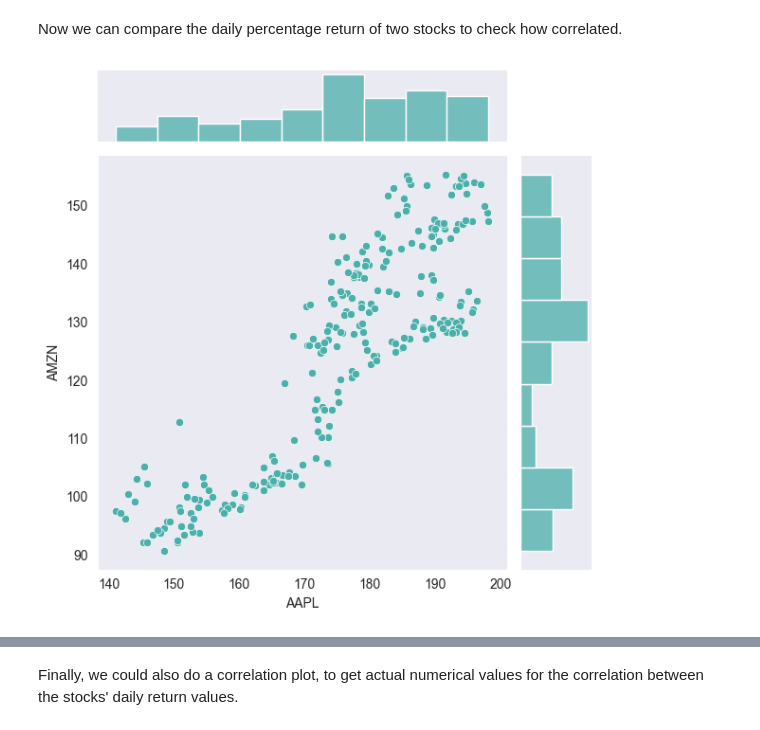
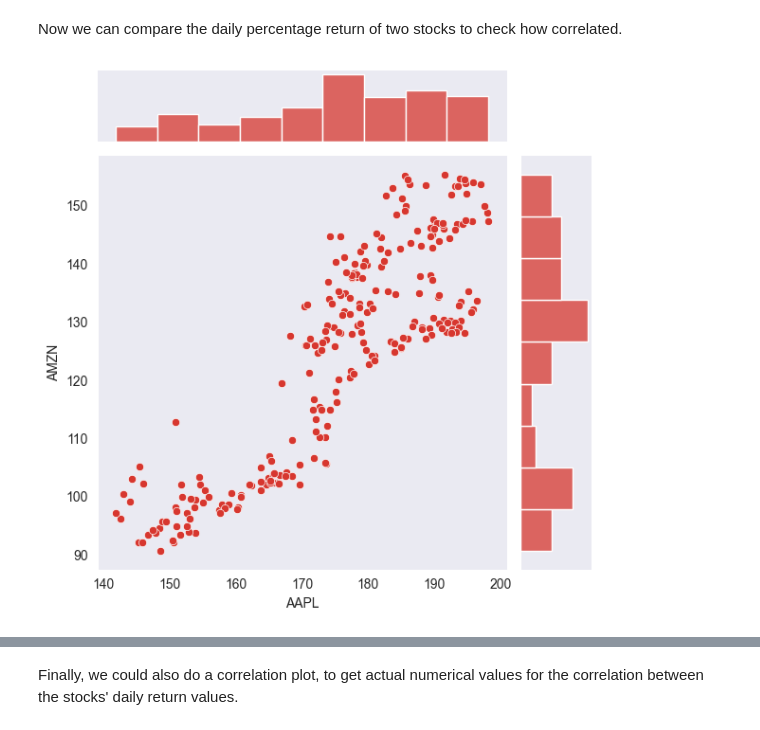
Before and after one commit to kellyle404/Risk_analysis_tech_stocks, a Jupyter notebook: finance.ipynb, the cells around one changed output, grey strips where cells are left out. Cells and saved outputs as stored; diff of their text form; code cells hidden in the pictures.

```diff
--- a/finance.ipynb
+++ b/finance.ipynb
@@ -212,12 +211,12 @@ Now we can compare the daily percentage return of two stocks to check how correl
 # %%
 sns.jointplot(
     data = all_close,
     x = 'AAPL',
     y = 'AMZN',
     alpha = 1,
-    color = '#4bb0ac');
+    color = '#d7372f');
 # %% [output]
-[figure, old version]
+[figure, new version]
 # %%
 sns.pairplot(
     data = all_close,
```
Also changed, not shown: parts of 14 cells of this notebook.
